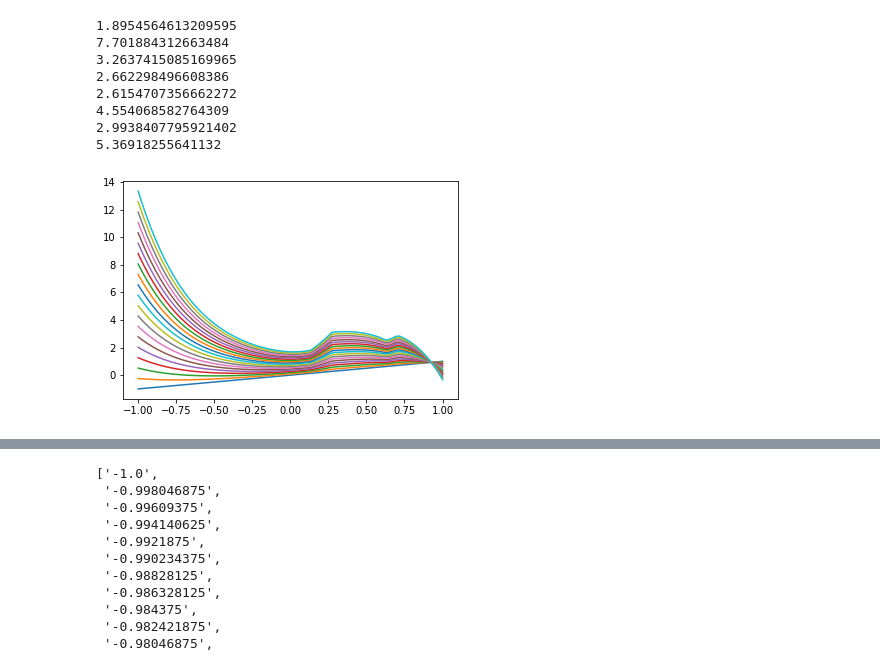
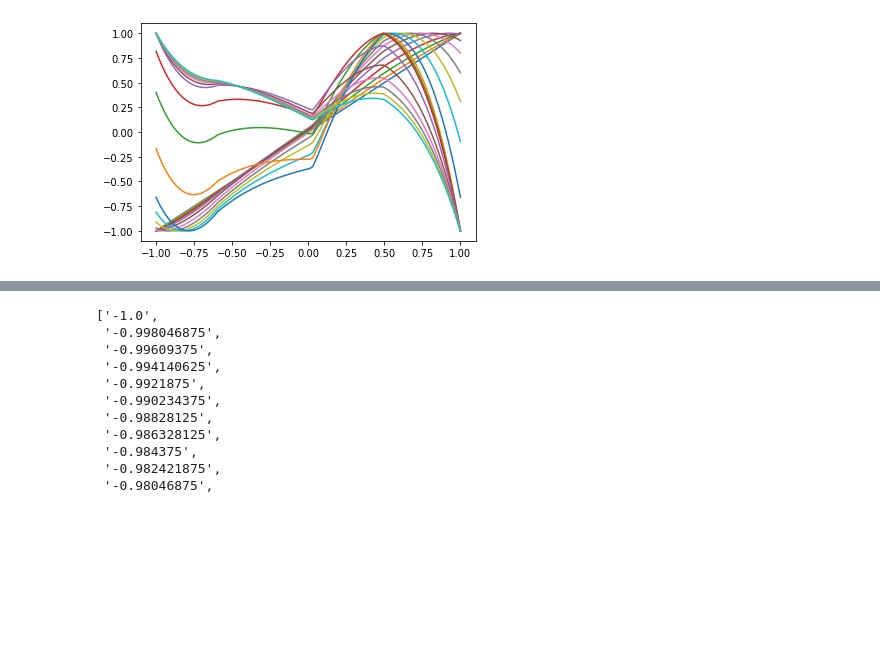
Before and after one commit to jhels/deform-, a Jupyter notebook: testing/deform_float.ipynb, the cells around one changed output, grey strips where cells are left out. Drawn from its saved outputs; the diff is of its cells as text; code cells hidden in the pictures; blank space fills up the shorter version.

Commit message:
All curves now scale between [-1,1] in Jupyter Notebook version.

```diff
--- a/testing/deform_float.ipynb
+++ b/testing/deform_float.ipynb
@@ -42,12 +42,63 @@ for i in range(1,pieces):
     random_coefficients[i,poly_degree,sequence_length] += test
     #glues next piece continuously onto previous piece
 
+maximum = np.polyval(random_coefficients[0,:,sequence_length],-1)
+minimum = maximum
 
+for sample_in in np.linspace(-1, 1, num=10000):
+    for i in range(pieces):
+        if sample_in < poly_intervals[i+1] and sample_in >= poly_intervals[i]:
+            region = i
+    maximum = max(np.polyval(random_coefficients[region,:,sequence_length],sample_in), maximum)
+    minimum = min(np.polyval(random_coefficients[region,:,sequence_length],sample_in), minimum)
+
+for i in range(pieces):
+    if minimum < 0:
+        random_coefficients[i,poly_degree,sequence_length] += abs(minimum)
+    else: random_coefficients[i,poly_degree,sequence_length] -= minimum
+    random_coefficients[i,:,sequence_length] = (random_coefficients[i,:,sequence_length])*2/(maximum - minimum)
+    random_coefficients[i,poly_degree,sequence_length] -= 1
+
+
+###NORMALISE FINAL CURVE
+maximum = np.polyval(random_coefficients[0,:,sequence_length],-1)
+minimum = maximum
+
+for sample_in in np.linspace(-1, 1, num=10000):
+    for i in range(pieces):
+        if sample_in < poly_intervals[i+1] and sample_in >= poly_intervals[i]:
+            region = i
+    maximum = max(np.polyval(random_coefficients[region,:,sequence_length],sample_in), maximum)
+    minimum = min(np.polyval(random_coefficients[region,:,sequence_length],sample_in), minimum)
+
+###END NORMALISE FINAL CURVE
 
 for interp in range(1,sequence_length):
         for i in range(pieces):
             for j in range(poly_degree+1):
                 random_coefficients[i,j,interp] = (random_coefficients[i,j,sequence_length] - random_coefficients[i,j,0]) * interp / sequence_length + random_coefficients[i,j,0]
+
+
+#### NORMALISE INTERPOLATED CURVES
+for interp in range(1,sequence_length):
+    maximum = np.polyval(random_coefficients[0,:,interp],-1)
+    minimum = maximum
+    for sample_in in np.linspace(-1, 1, num=10000):
+        for i in range(pieces):
+            if sample_in < poly_intervals[i+1] and sample_in >= poly_intervals[i]:
+                region = i
+        maximum = max(np.polyval(random_coefficients[region,:,interp],sample_in), maximum)
+        minimum = min(np.polyval(random_coefficients[region,:,interp],sample_in), minimum)
+
+    for i in range(pieces):
+        if minimum < 0:
+            random_coefficients[i,poly_degree,interp] += abs(minimum)
+        else: random_coefficients[i,poly_degree,interp] -= minimum
+        random_coefficients[i,:,interp] = (random_coefficients[i,:,interp])*2/(maximum - minimum)
+        random_coefficients[i,poly_degree,interp] -= 1
+
+#### NORMALISE INTERPOLATED CURVES
+
 
 region = 0
 
@@ -117,42 +168,34 @@ for i in range(sequence_length):
 #             theta = 0.0
 #             incr_theta = frequency * 2 * math.pi / samplerate # frequency increment normalized for sample rate
 #             for i in range(dur):
 #                 plotbuf[i] = caller(find_nearest(A,volume * sawtooth(theta, width = 0.5)),interp)
 #                 theta += incr_theta
 
 #         if type == "square":
 #             dur = int(samplerate * float(duration / 1000.0))
 #             theta = 0.0
 #             incr_theta = frequency * 2 * math.pi / samplerate # frequency increment normalized for sample rate
 #             for i in range(dur):
 #                 plotbuf[i] = caller(find_nearest(A,volume * square(theta)),interp)
 #                 theta += incr_theta
 
 #         #PLOT
 
 #         #if sequence_length< 10: #doesn't produce a plot if sequence_length is too big - causes memory issues with Jupyter otherwise
 
 #         period_scale = sequence_length//2 #how many quarter-cycles to show. 4 = a single full cycle.
 
 #         axes = np.arange(0,2,1/period_scale/round(plotbuf.size/frequency))
 
 #         #plt.figure(interp)   #plots transformed sine wave on Deformation Function graph
 #         #plt.plot(axes-1,plotbuf[0:period_scale*2*round(plotbuf.size/frequency)])
 
 #         plt.figure(sequence_length+2)    #plots all sine waves on single graph
 #         plt.plot(axes,plotbuf[0:period_scale*2*round(plotbuf.size/frequency)])
 #         plt.title("fn(" + waveform + "(x))")
 #      i   plt.xlabel("phase in multiples of π")
 # %% [output]
-1.8954564613209595
-7.701884312663484
-3.2637415085169965
-2.662298496608386
-2.6154707356662272
-4.554068582764309
-2.9938407795921402
-5.36918255641132
-[figure, old version]
+[figure, new version]
 # %%
 np.random.uniform(low=-1.0, high=1.0, size=pieces-1)
 # %% [output]
```
Also changed, not shown: parts of 1 cell of this notebook.
